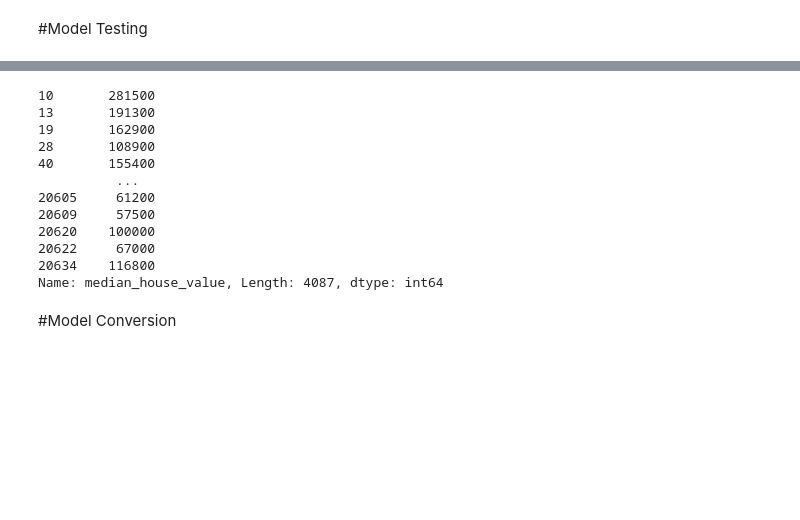
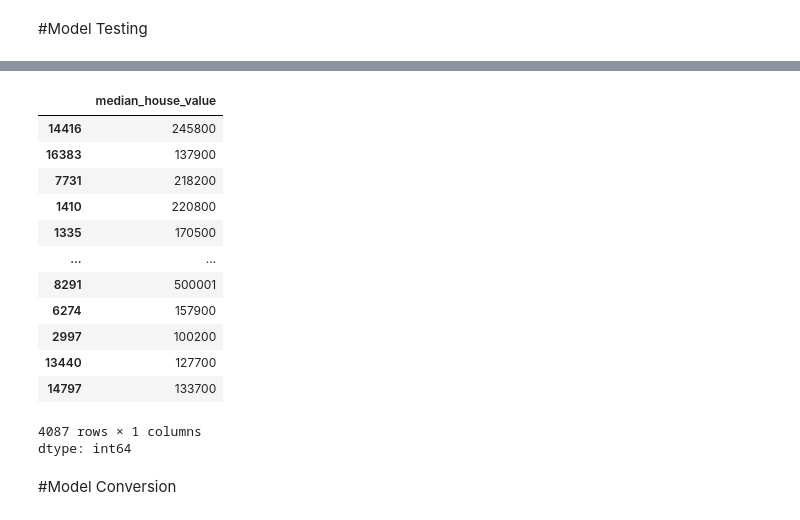
Before and after one commit to miller00315/ia_studies, a Jupyter notebook: House_Price_Prediction.ipynb, the cells around one changed output, grey strips where cells are left out. Drawn from its saved outputs; the diff is of its cells as text; code cells hidden in the pictures; blank space fills up the shorter version.

```diff
--- a/House_Price_Prediction.ipynb
+++ b/House_Price_Prediction.ipynb
@@ -224,18 +228,20 @@ array([216114.52, 179746.05, 153501.55, ..., 114722.65,  99748.48,
-# %%
-test_labels
-# %% [output]
-10       281500
-13       191300
-19       162900
-28       108900
-40       155400
-          ...
-20605     61200
-20609     57500
-20620    100000
-20622     67000
-20634    116800
-Name: median_house_value, Length: 4087, dtype: int64
+# %%
+y_test
+# %% [output]
+|  | median_house_value |
+| 14416 | 245800 |
+| 16383 | 137900 |
+| 7731 | 218200 |
+| 1410 | 220800 |
+| 1335 | 170500 |
+| ... | ... |
+| 8291 | 500001 |
+| 6274 | 157900 |
+| 2997 | 100200 |
+| 13440 | 127700 |
+| 14797 | 133700 |
+4087 rows × 1 columns
+dtype: int64
 # %% [markdown]
 #Model Conversion
 # %%
```
Also changed, not shown: parts of 19 cells of this notebook.
